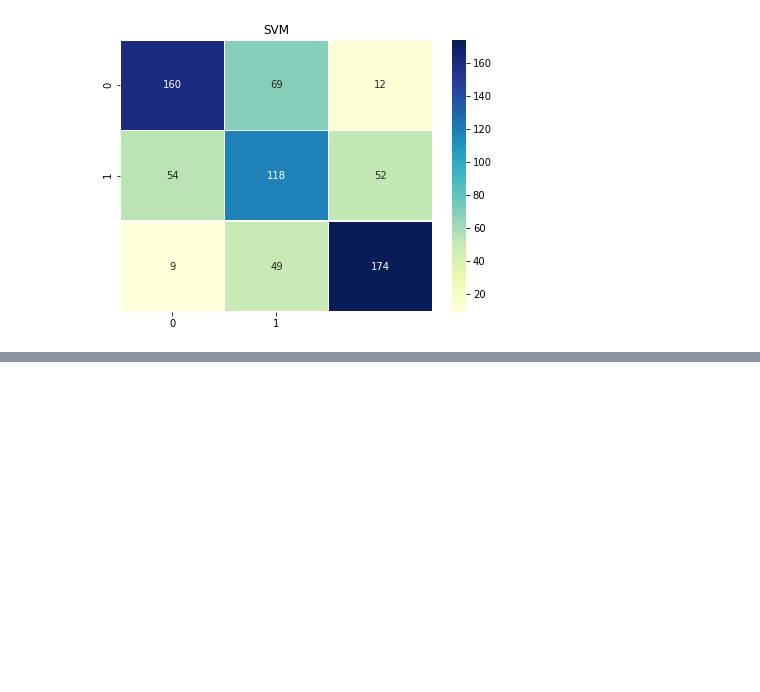
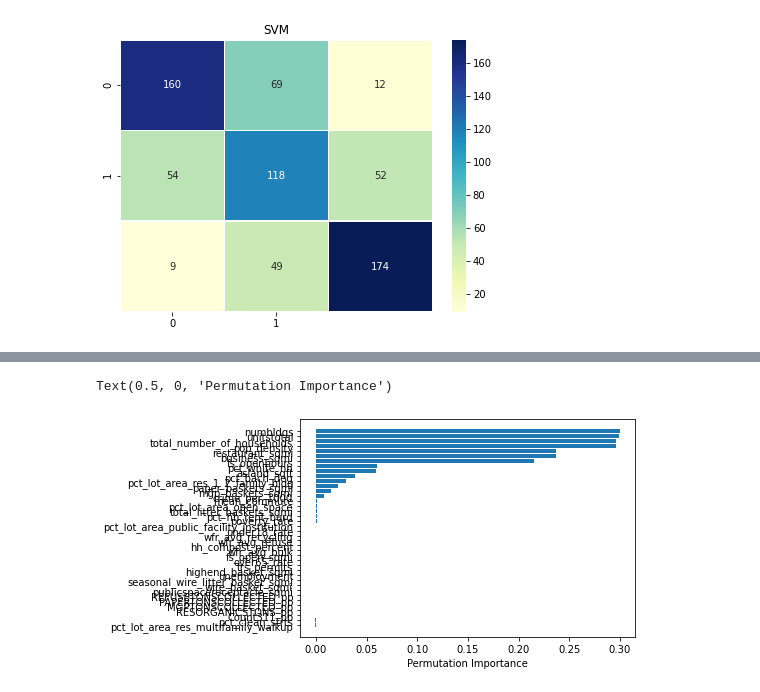
Before and after one commit to glpincus/NYCclean_ML4C, a Jupyter notebook: model_svm.ipynb, the cells around one changed output, grey strips where cells are left out. Drawn from its saved outputs; the diff is of its cells as text; code cells hidden in the pictures; blank space fills up the shorter version.

```diff
--- a/model_svm.ipynb
+++ b/model_svm.ipynb
@@ -217,0 +221,6 @@ Name: dirty_level, dtype: int64
+# %%
+plt.barh(features[sorted_idx], perm_importance.importances_mean[sorted_idx])
+plt.xlabel("Permutation Importance")
+# %% [output]
+Text(0.5, 0, 'Permutation Importance')
+[figure, added]
```
Also changed, not shown: parts of 9 cells of this notebook.
